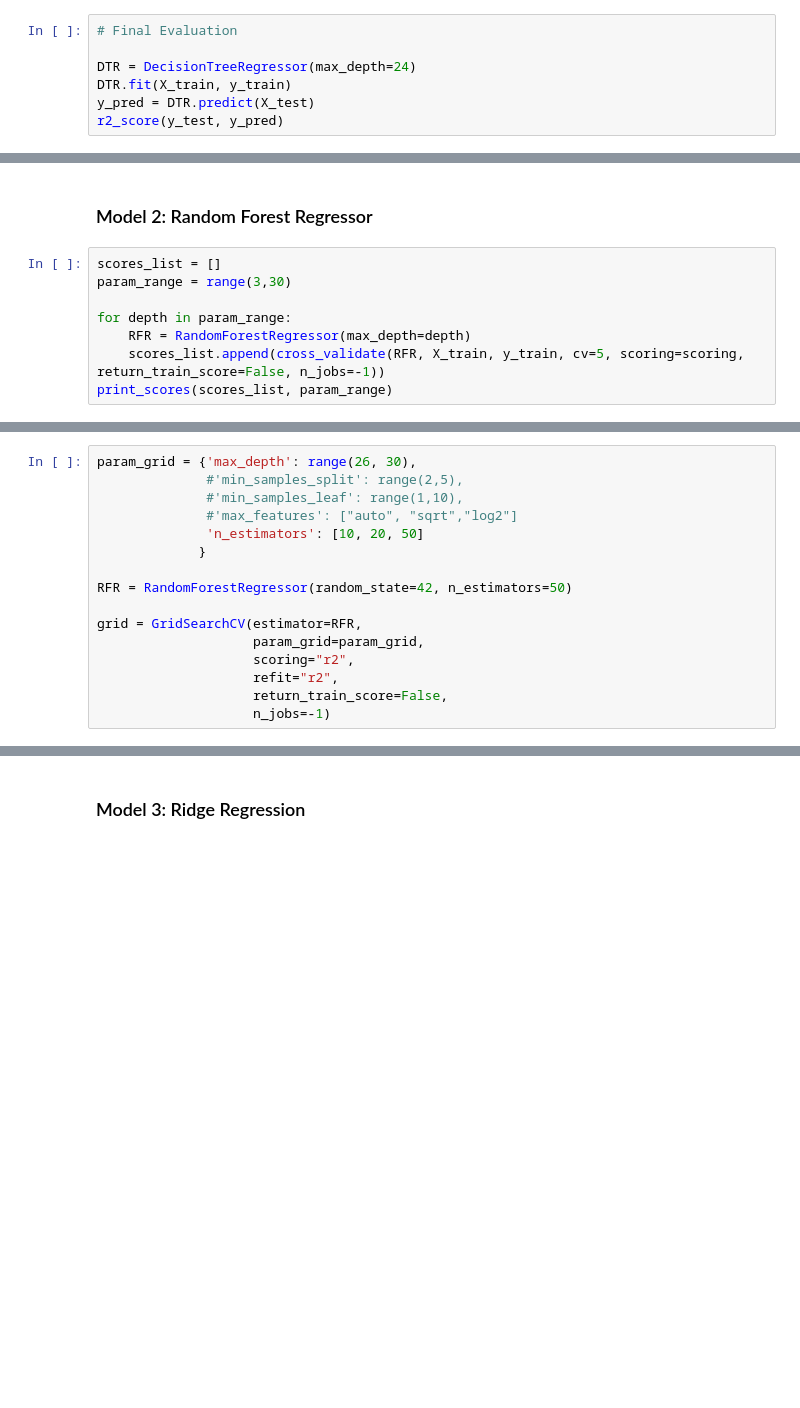
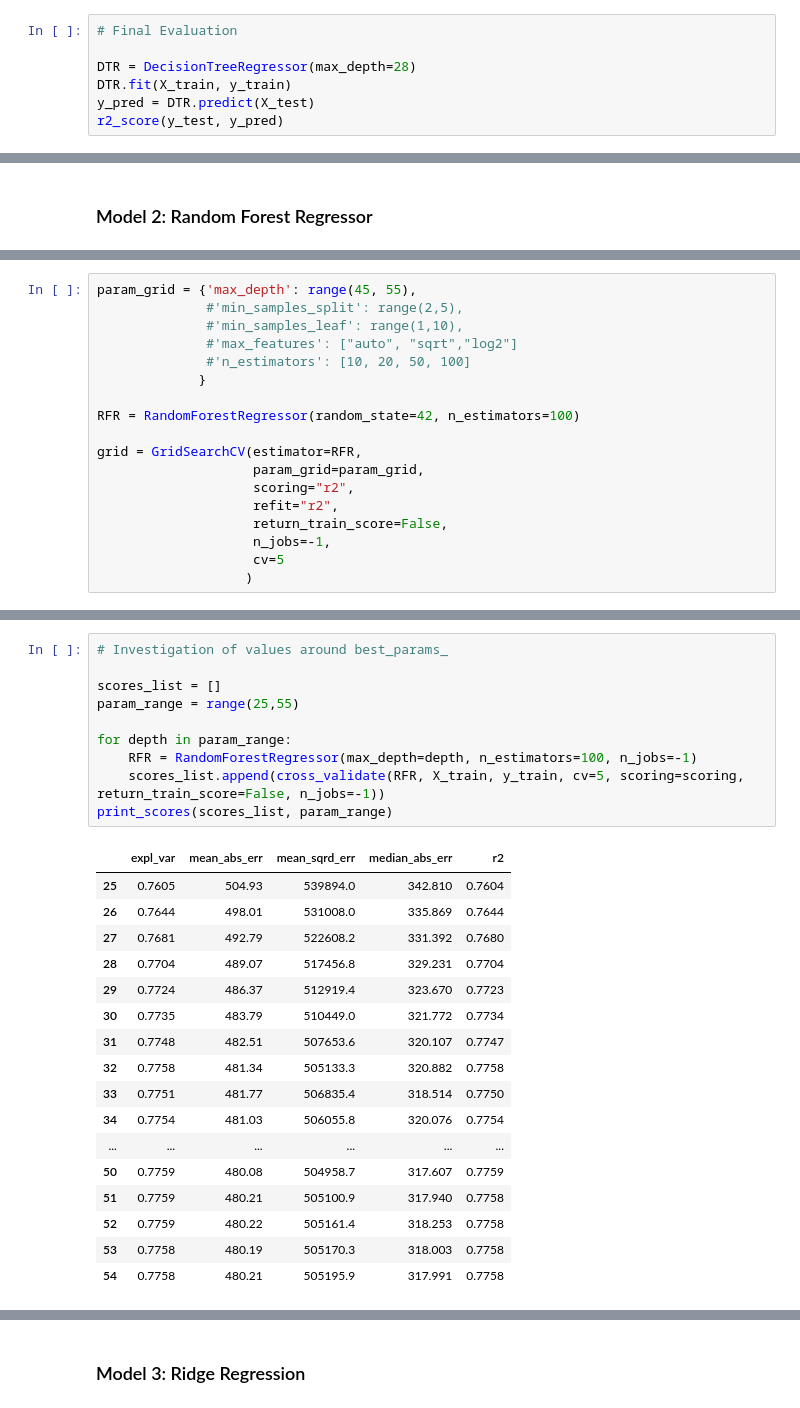
Before and after one commit to mauricepohl/pandas, a Jupyter notebook: 03_modeling/Estimating_wind_forecast_error.ipynb, the cells around one changed output, grey strips where cells are left out. Drawn from its saved outputs; the diff is of its cells as text; blank space fills up the shorter version.

```diff
--- a/03_modeling/Estimating_wind_forecast_error.ipynb
+++ b/03_modeling/Estimating_wind_forecast_error.ipynb
@@ -167,7 +165,7 @@ print_scores(scores_list, param_range)
 # %%
 # Final Evaluation
 
-DTR = DecisionTreeRegressor(max_depth=24)
+DTR = DecisionTreeRegressor(max_depth=28)
 DTR.fit(X_train, y_train)
 y_pred = DTR.predict(X_test)
 r2_score(y_test, y_pred)
@@ -176,10 +174,2 @@ r2_score(y_test, y_pred)
 # %% [markdown]
 ### Model 2: Random Forest Regressor
-# %%
-scores_list = []
-param_range = range(3,30)
-
-for depth in param_range:
-    RFR = RandomForestRegressor(max_depth=depth)
-    scores_list.append(cross_validate(RFR, X_train, y_train, cv=5, scoring=scoring, return_train_score=False, n_jobs=-1))
-print_scores(scores_list, param_range)
@@ -204,19 +176,21 @@ print_scores(scores_list, param_range)
 # %%
-param_grid = {'max_depth': range(26, 30),
+param_grid = {'max_depth': range(45, 55),
               #'min_samples_split': range(2,5),
               #'min_samples_leaf': range(1,10),
               #'max_features': ["auto", "sqrt","log2"]
-              'n_estimators': [10, 20, 50]
+              #'n_estimators': [10, 20, 50, 100]
              }
 
-RFR = RandomForestRegressor(random_state=42, n_estimators=50)
+RFR = RandomForestRegressor(random_state=42, n_estimators=100)
 
 grid = GridSearchCV(estimator=RFR,
                     param_grid=param_grid,
                     scoring="r2",
                     refit="r2",
                     return_train_score=False,
-                    n_jobs=-1)
+                    n_jobs=-1,
+                    cv=5
+                   )
 # %%
 grid.fit(X_train, y_train)
 best_plist = grid.best_params_
@@ -229,0 +204,28 @@ grid.best_score_
+# %%
+# Investigation of values around best_params_
+
+scores_list = []
+param_range = range(25,55)
+
+for depth in param_range:
+    RFR = RandomForestRegressor(max_depth=depth, n_estimators=100, n_jobs=-1)
+    scores_list.append(cross_validate(RFR, X_train, y_train, cv=5, scoring=scoring, return_train_score=False, n_jobs=-1))
+print_scores(scores_list, param_range)
+# %% [output]
+|  | expl_var | mean_abs_err | mean_sqrd_err | median_abs_err | r2 |
+| 25 | 0.7605 | 504.93 | 539894.0 | 342.810 | 0.7604 |
+| 26 | 0.7644 | 498.01 | 531008.0 | 335.869 | 0.7644 |
+| 27 | 0.7681 | 492.79 | 522608.2 | 331.392 | 0.7680 |
+| 28 | 0.7704 | 489.07 | 517456.8 | 329.231 | 0.7704 |
+| 29 | 0.7724 | 486.37 | 512919.4 | 323.670 | 0.7723 |
+| 30 | 0.7735 | 483.79 | 510449.0 | 321.772 | 0.7734 |
+| 31 | 0.7748 | 482.51 | 507653.6 | 320.107 | 0.7747 |
+| 32 | 0.7758 | 481.34 | 505133.3 | 320.882 | 0.7758 |
+| 33 | 0.7751 | 481.77 | 506835.4 | 318.514 | 0.7750 |
+| 34 | 0.7754 | 481.03 | 506055.8 | 320.076 | 0.7754 |
+| ... | ... | ... | ... | ... | ... |
+| 50 | 0.7759 | 480.08 | 504958.7 | 317.607 | 0.7759 |
+| 51 | 0.7759 | 480.21 | 505100.9 | 317.940 | 0.7758 |
+| 52 | 0.7759 | 480.22 | 505161.4 | 318.253 | 0.7758 |
+| 53 | 0.7758 | 480.19 | 505170.3 | 318.003 | 0.7758 |
+| 54 | 0.7758 | 480.21 | 505195.9 | 317.991 | 0.7758 |
```
Also changed, not shown: parts of 25 cells of this notebook.
